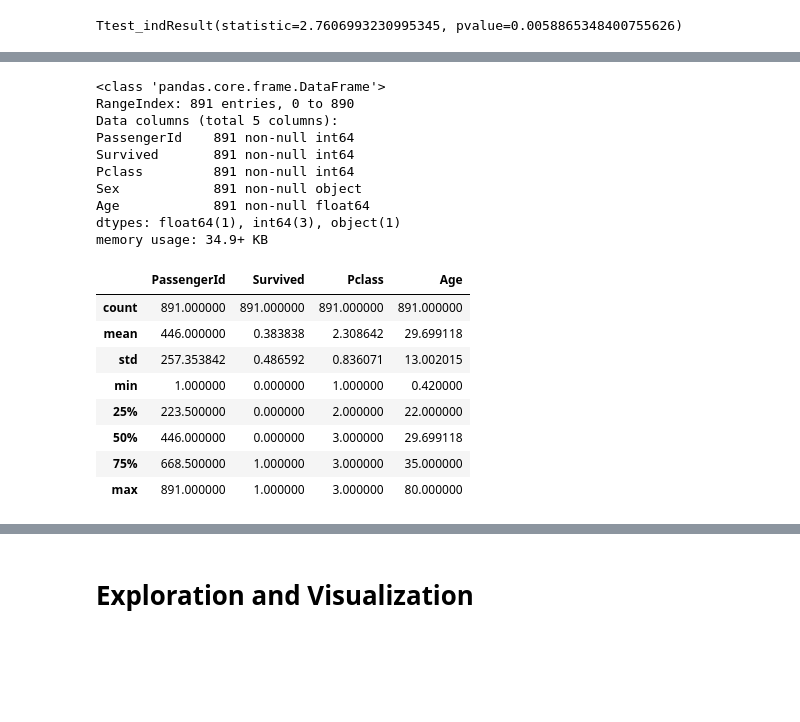
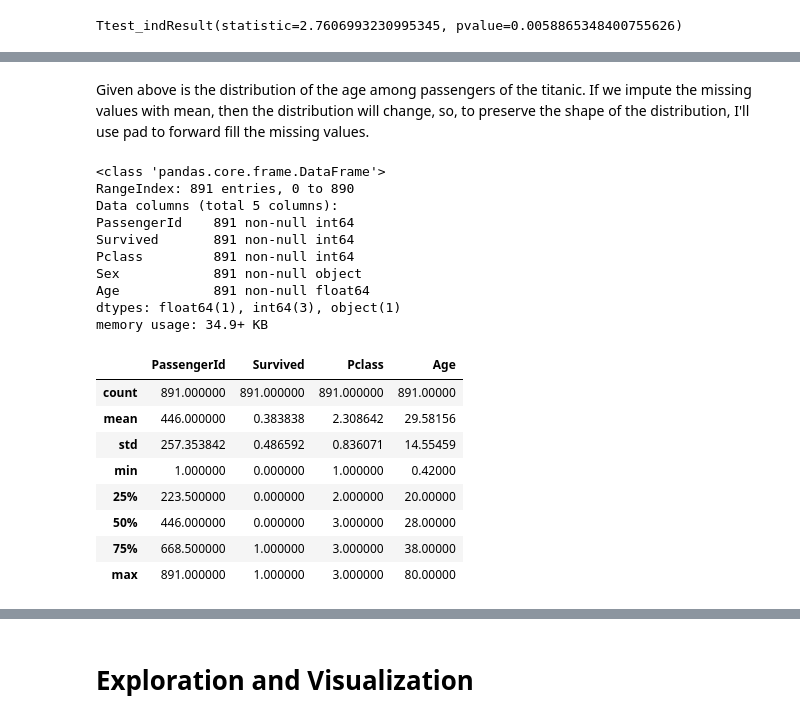
Before and after one commit to ishashankverma/DAND_Titanic_Analysis, a Jupyter notebook: Titanic_Data_Analysis.ipynb, the cells around one changed output, grey strips where cells are left out. Saved outputs shown, nothing was run; the diff lists cells and outputs as text; code cells hidden in the pictures; blank space fills up the shorter version.

```diff
--- a/Titanic_Data_Analysis.ipynb
+++ b/Titanic_Data_Analysis.ipynb
@@ -133,25 +137,27 @@ There is a significant difference in the means, so I'm going to reject the null.
+# %% [markdown]
+Given above is the distribution of the age among passengers of the titanic. If we impute the missing values with mean, then the distribution will change, so, to preserve the shape of the distribution, I'll use pad to forward fill the missing values.
 # %%
 # Imputing missing values with the mean
-titanic_df['Age'] = titanic_df['Age'].fillna(titanic_df['Age'].mean())
+titanic_df['Age'] = titanic_df['Age'].fillna(method='pad')
 titanic_df.info()
 titanic_df.describe()
 # %% [output]
 <class 'pandas.core.frame.DataFrame'>
 RangeIndex: 891 entries, 0 to 890
 Data columns (total 5 columns):
 PassengerId    891 non-null int64
 Survived       891 non-null int64
 Pclass         891 non-null int64
 Sex            891 non-null object
 Age            891 non-null float64
 dtypes: float64(1), int64(3), object(1)
 memory usage: 34.9+ KB
 |  | PassengerId | Survived | Pclass | Age |
-| count | 891.000000 | 891.000000 | 891.000000 | 891.000000 |
-| mean | 446.000000 | 0.383838 | 2.308642 | 29.699118 |
-| std | 257.353842 | 0.486592 | 0.836071 | 13.002015 |
-| min | 1.000000 | 0.000000 | 1.000000 | 0.420000 |
-| 25% | 223.500000 | 0.000000 | 2.000000 | 22.000000 |
-| 50% | 446.000000 | 0.000000 | 3.000000 | 29.699118 |
-| 75% | 668.500000 | 1.000000 | 3.000000 | 35.000000 |
-| max | 891.000000 | 1.000000 | 3.000000 | 80.000000 |
+| count | 891.000000 | 891.000000 | 891.000000 | 891.00000 |
+| mean | 446.000000 | 0.383838 | 2.308642 | 29.58156 |
+| std | 257.353842 | 0.486592 | 0.836071 | 14.55459 |
+| min | 1.000000 | 0.000000 | 1.000000 | 0.42000 |
+| 25% | 223.500000 | 0.000000 | 2.000000 | 20.00000 |
+| 50% | 446.000000 | 0.000000 | 3.000000 | 28.00000 |
+| 75% | 668.500000 | 1.000000 | 3.000000 | 38.00000 |
+| max | 891.000000 | 1.000000 | 3.000000 | 80.00000 |
```
Also changed, not shown: parts of 28 cells of this notebook, 1 other file.
